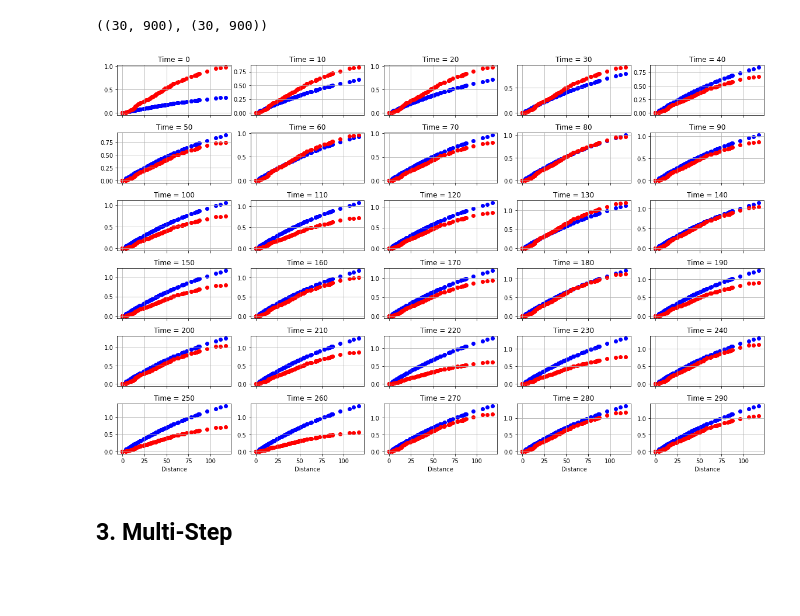
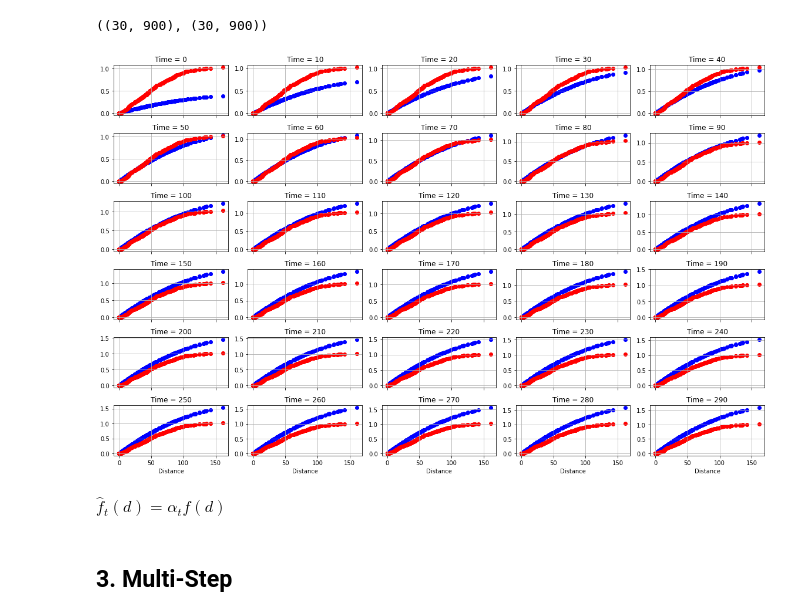
Before and after one commit to isVy08/ESTF, a Jupyter notebook: viz.ipynb, the cells around one changed output. Cells and saved outputs as stored; diff of their text form; code cells hidden in the pictures; blank space fills up the shorter version.

```diff
--- a/viz.ipynb
+++ b/viz.ipynb
@@ -216,9 +216,11 @@ F_agg.shape, F_hat_agg.shape
 # %% [output]
 ((30, 900), (30, 900))
 # %%
-plot_sf(d, F_agg, F_hat_agg, 6, 5, 100, (16, 10))
+plot_sf(d, F_agg, F_hat_agg, 6, 5, 200, (16, 10))
 # %% [output]
-[figure, old version]
+[figure, new version]
+# %% [markdown]
+$\hat{f}_t(d) = \alpha_t f(d)$
 # %% [markdown]
 ## 3. Multi-Step
 # %%
```
Also changed, not shown: parts of 7 cells of this notebook, 5 other files.
